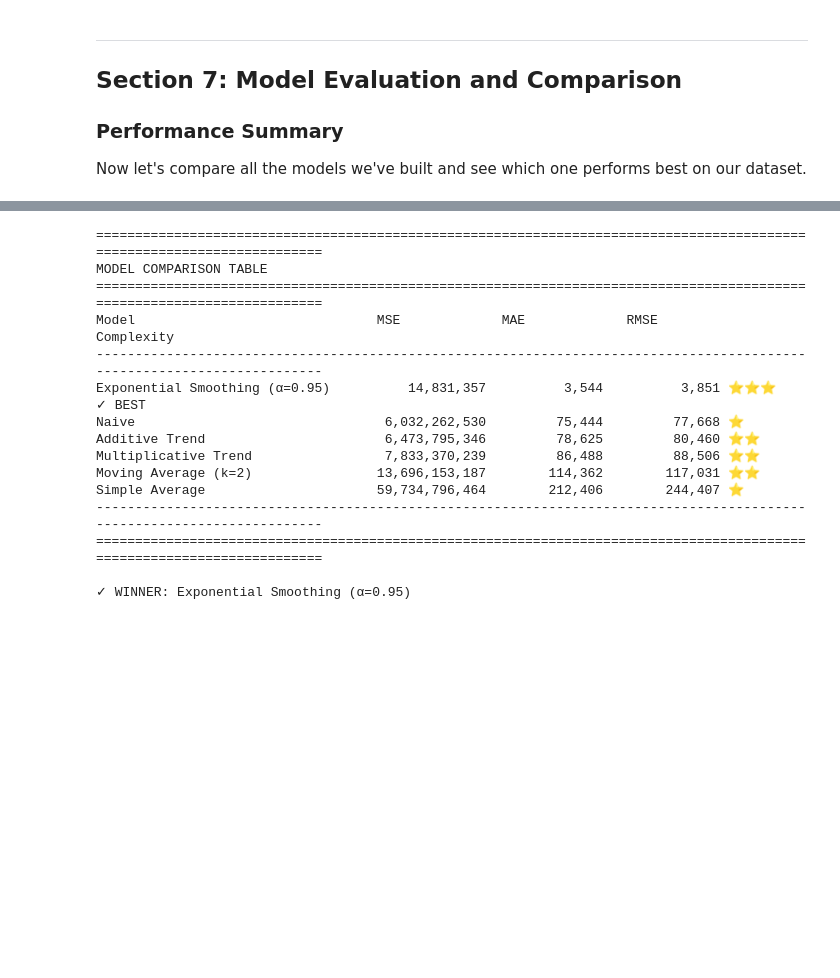
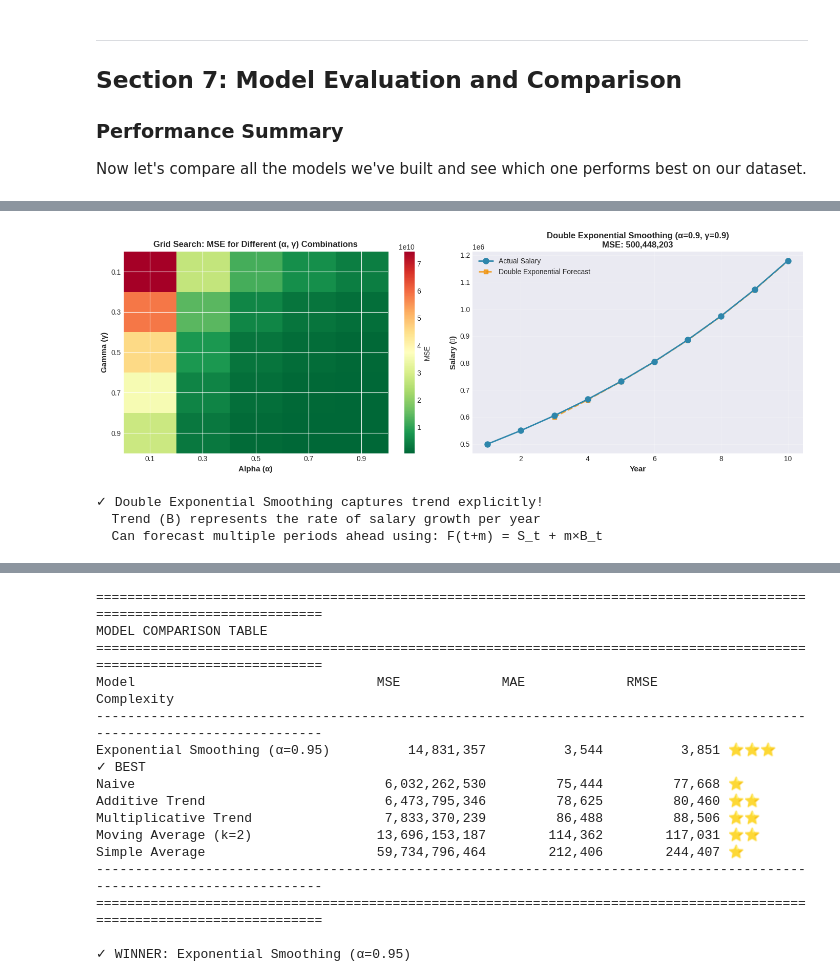
Before and after one commit to ShivaKumarSanapala/coding, a Jupyter notebook: session_78257ce2_20260208_090534/Time_Series_Forecasting_Models.ipynb, the cells around one changed output, grey strips where cells are left out. Saved outputs shown, nothing was run; the diff lists cells and outputs as text; code cells hidden in the pictures; blank space fills up the shorter version.

Commit message:
Time Series notes

```diff
--- a/session_78257ce2_20260208_090534/Time_Series_Forecasting_Models.ipynb
+++ b/session_78257ce2_20260208_090534/Time_Series_Forecasting_Models.ipynb
@@ -804,0 +932,46 @@ Now let's compare all the models we've built and see which one performs best on
+# %%
+# Visualize Double Exponential Smoothing results
+fig, axes = plt.subplots(1, 2, figsize=(14, 5))
+
+# MSE heatmap
+alpha_vals = sorted(set(k[0] for k in results_dbl.keys()))
+gamma_vals = sorted(set(k[1] for k in results_dbl.keys()))
+mse_matrix = np.zeros((len(gamma_vals), len(alpha_vals)))
+
+for i, gamma in enumerate(gamma_vals):
+    for j, alpha in enumerate(alpha_vals):
+        mse_matrix[i, j] = results_dbl[(alpha, gamma)]['mse']
+
+im = axes[0].imshow(mse_matrix, cmap='RdYlGn_r', aspect='auto')
+axes[0].set_xticks(range(len(alpha_vals)))
+axes[0].set_yticks(range(len(gamma_vals)))
+axes[0].set_xticklabels([f'{a:.1f}' for a in alpha_vals])
+axes[0].set_yticklabels([f'{g:.1f}' for g in gamma_vals])
+axes[0].set_xlabel('Alpha (α)', fontsize=11, fontweight='bold')
+axes[0].set_ylabel('Gamma (γ)', fontsize=11, fontweight='bold')
+axes[0].set_title('Grid Search: MSE for Different (α, γ) Combinations', fontsize=12, fontweight='bold')
+plt.colorbar(im, ax=axes[0], label='MSE')
+
+# Plot forecast with best parameters
+axes[1].plot(time_points, data, 'o-', linewidth=2, markersize=8, color='#2E86AB',
+             label='Actual Salary', zorder=3)
+axes[1].plot(time_points[2:], best_S_dbl[2:], 's--', linewidth=2, markersize=6,
+             color='#F18F01', label='Double Exponential Forecast', alpha=0.8, zorder=2)
+axes[1].set_xlabel('Year', fontsize=11, fontweight='bold')
+axes[1].set_ylabel('Salary (₹)', fontsize=11, fontweight='bold')
+axes[1].set_title(f'Double Exponential Smoothing (α={best_params_dbl[0]:.1f}, γ={best_params_dbl[1]:.1f})\nMSE: {best_mse_dbl:,.0f}',
+                  fontsize=12, fontweight='bold')
+axes[1].grid(True, alpha=0.3)
+axes[1].legend(fontsize=10)
+
+plt.tight_layout()
+plt.show()
+
+print("\n✓ Double Exponential Smoothing captures trend explicitly!")
+print(f"  Trend (B) represents the rate of salary growth per year")
+print(f"  Can forecast multiple periods ahead using: F(t+m) = S_t + m×B_t")
+# %% [output]
+[figure, added]
+✓ Double Exponential Smoothing captures trend explicitly!
+  Trend (B) represents the rate of salary growth per year
+  Can forecast multiple periods ahead using: F(t+m) = S_t + m×B_t
```
Also changed, not shown: parts of 17 cells of this notebook, 3 other files.
